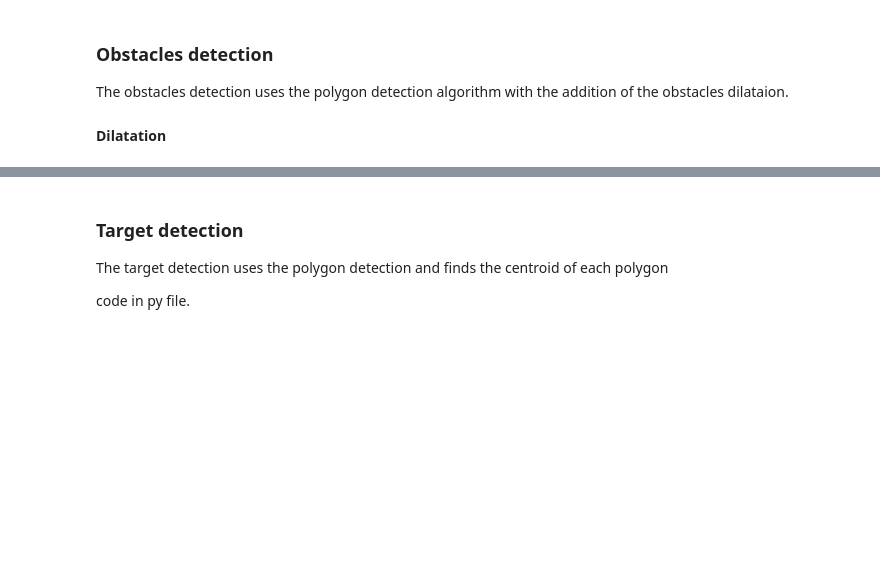
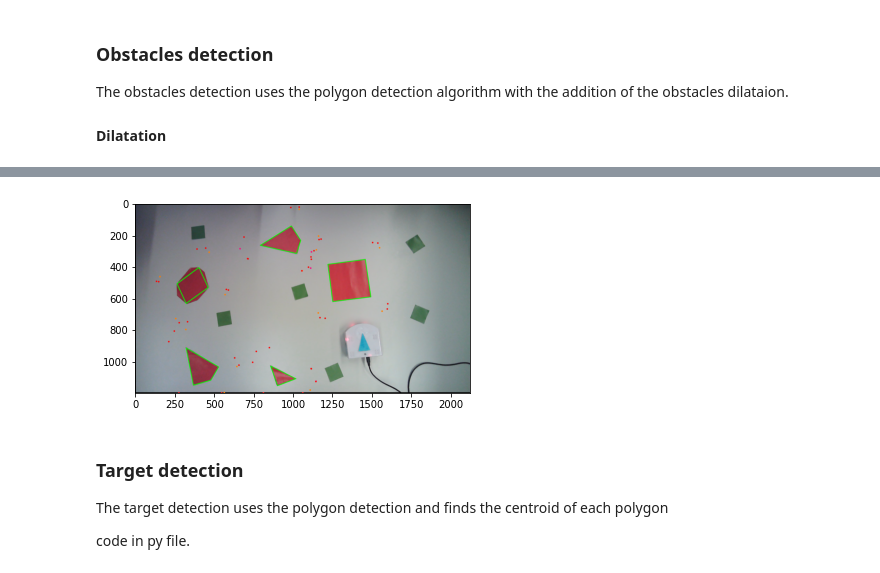
Before and after one commit to iac26/projet_robotique_2020, a Jupyter notebook: src/vision/Vision_FINAL.ipynb, the cells around one changed output, grey strips where cells are left out. Cells and saved outputs as stored; diff of their text form; code cells hidden in the pictures; blank space fills up the shorter version.

```diff
--- a/src/vision/Vision_FINAL.ipynb
+++ b/src/vision/Vision_FINAL.ipynb
@@ -376,3 +336,92 @@ cv2.destroyAllWindows()
 The obstacles detection uses the polygon detection algorithm with the addition of the obstacles dilataion.
 
 #### Dilatation
+# %%
+RED_LOW  = [150, 100, 100]
+RED_HIGH = [179, 255, 255]
+
+DIL_COEFF = 100
+EXP_RATIO = 60
+
+def detect_obstacles_alt(frame, scale=1):
+    frame = frame.copy()
+    red_low = np.array(RED_LOW, np.uint8)
+    red_high = np.array(RED_HIGH, np.uint8)
+
+    clean_contours = find_color(frame, red_low, red_high)
+
+    original_contours = []
+    dil_contour = []
+    for cnt in clean_contours:
+        mom = cv2.moments(cnt)
+        if mom["m00"] != 0:
+            cx = int(mom["m10"] / mom["m00"])
+            cy = int(mom["m01"] / mom["m00"])
+            C = np.array([cx, cy])
+        else:
+            C = np.array([0, 0])
+        ncnt = []
+        ocnt = []
+        cnt = list(cnt)
+        cnt.append(cnt[0])
+        print(cnt)
+        for i, _ in enumerate(cnt[0:-1]):
+            pt1 = cnt[i][0]
+            pt2 = cnt[i+1][0]
+            seg = pt2-pt1
+            d = seg/np.linalg.norm(seg)
+            n = np.array([-seg[1], seg[0]])/np.linalg.norm(seg)
+
+            N = pt1-C
+            N = N/np.linalg.norm(N)
+            npt = (pt1+(DIL_COEFF+EXP_RATIO/2)/scale*N).astype(int)
+
+            npt1 = (pt1+DIL_COEFF/scale*n - EXP_RATIO/scale*d).astype(int)
+            npt2 = (pt2+DIL_COEFF/scale*n + EXP_RATIO/scale*d).astype(int)
+
+            frame = cv2.circle(frame, (npt[0], npt[1]), radius=5, color=(127, 0, 255), thickness=-1)
+            frame = cv2.circle(frame, (npt1[0], npt1[1]), radius=5, color=(0, 0, 255), thickness=-1)
+            frame = cv2.circle(frame, (npt2[0], npt2[1]), radius=5, color=(0, 127, 255), thickness=-1)
+
+            ncnt.append(npt)
+            ncnt.append(npt1)
+            ncnt.append(npt2)
+            ocnt.append(cnt[i][0])
+
+        dil_contour.append(np.array(ncnt))
+        original_contours.append(np.multiply(ocnt, scale).astype(int))
+
+
+
+    cv2.drawContours(frame, clean_contours, -1, (0,255,0), 3)
+
+    black = np.zeros(frame.shape[:2], dtype=np.uint8)
+
+    for i in range(len(dil_contour)):
+        cv2.drawContours(black, dil_contour, i, (255), -1)
+
+    plt.imshow(frame)
+
+    #find contours
+
+    contours, hierarchy = cv2.findContours(black, cv2.RETR_EXTERNAL  , cv2.CHAIN_APPROX_SIMPLE)
+
+    clean_dil_contours = cleanup_contours(contours, 1)
+
+    scaled_contours = []
+    for cnt in clean_dil_contours:
+        ncnt = []
+        for pt in cnt:
+            frame = cv2.circle(frame, (pt[0][0], pt[0][1]), radius=5, color=(0, 0, 255), thickness=-1)
+            ncnt.append(pt[0])
+        scaled_contours.append(np.multiply(ncnt, scale).astype(int))
+
+
+    return scaled_contours, original_contours, frame
+
+frame = cv2.imread("images/colors.png")
+
+pos, ret, image = detect_obstacles_alt(frame)
+
+plt.imshow(image[:,:,::-1])
+# %% [output]
@@ -379,3 +434,4 @@ The obstacles detection uses the polygon detection algorithm with the addition o
+[figure, added]
 # %% [markdown]
 ### Target detection
 The target detection uses the polygon detection and finds the centroid of each polygon
```
Also changed, not shown: parts of 9 cells of this notebook, 2 other files.
